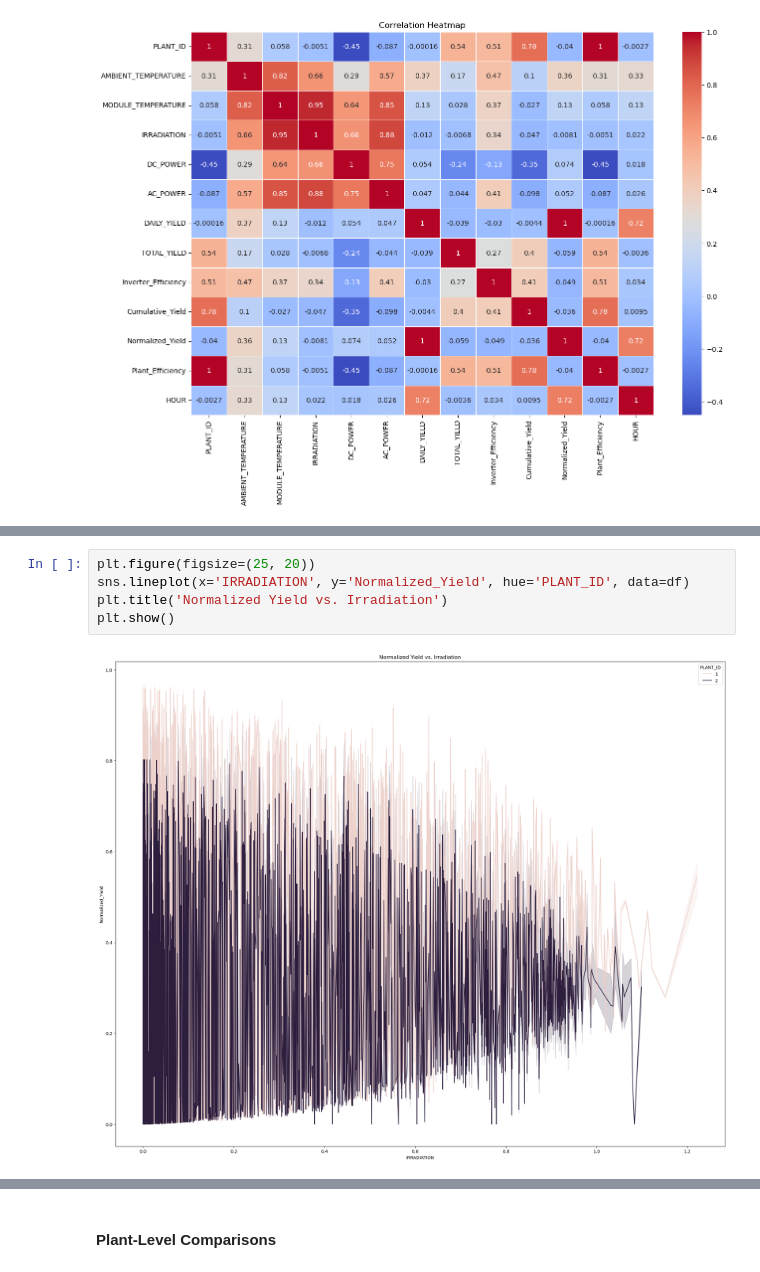
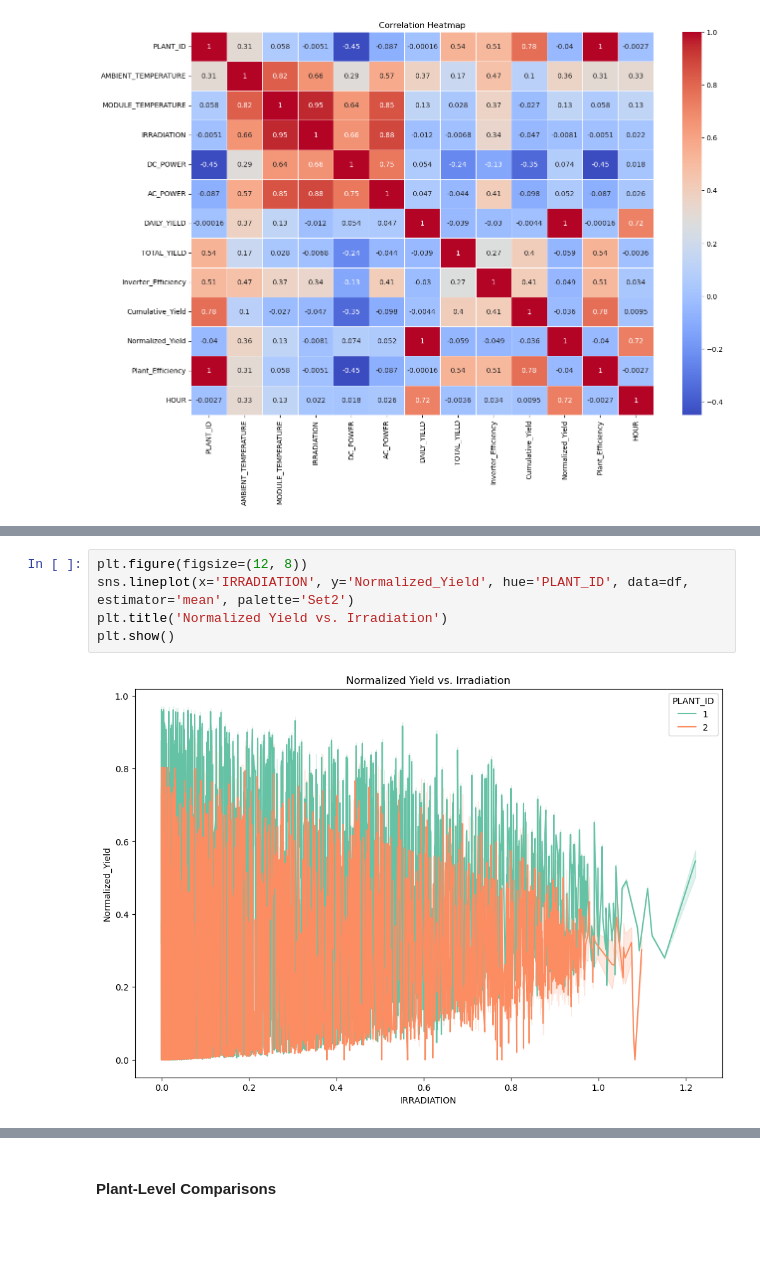
Before and after one commit to audreymalloy/Springboard_DataScience, a Jupyter notebook: Capstone-3-Solar/EDA/solar_eda.ipynb, the cells around one changed output, grey strips where cells are left out. Saved outputs shown, nothing was run; the diff lists cells and outputs as text; blank space fills up the shorter version.

```diff
--- a/Capstone-3-Solar/EDA/solar_eda.ipynb
+++ b/Capstone-3-Solar/EDA/solar_eda.ipynb
@@ -157,7 +186,7 @@ plt.show()
 # %%
-plt.figure(figsize=(25, 20))
-sns.lineplot(x='IRRADIATION', y='Normalized_Yield', hue='PLANT_ID', data=df)
+plt.figure(figsize=(12, 8))
+sns.lineplot(x='IRRADIATION', y='Normalized_Yield', hue='PLANT_ID', data=df, estimator='mean', palette='Set2')
 plt.title('Normalized Yield vs. Irradiation')
 plt.show()
 # %% [output]
-[figure, old version]
+[figure, new version]
```
Also changed, not shown: parts of 21 cells of this notebook.
